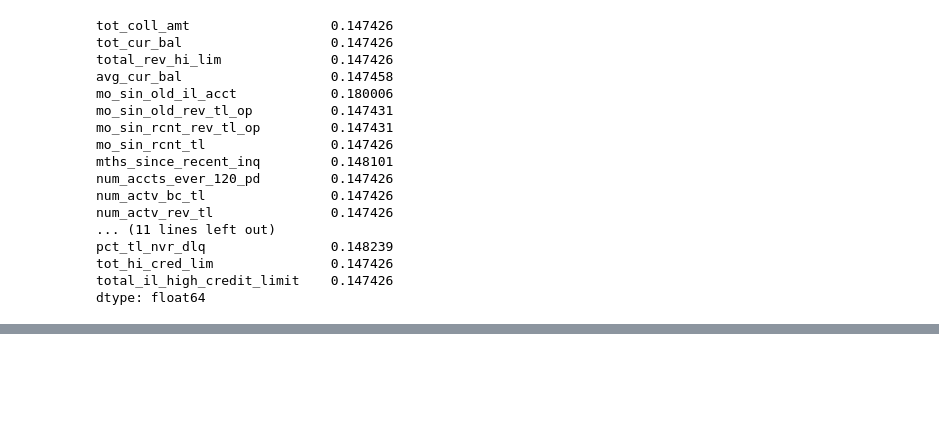
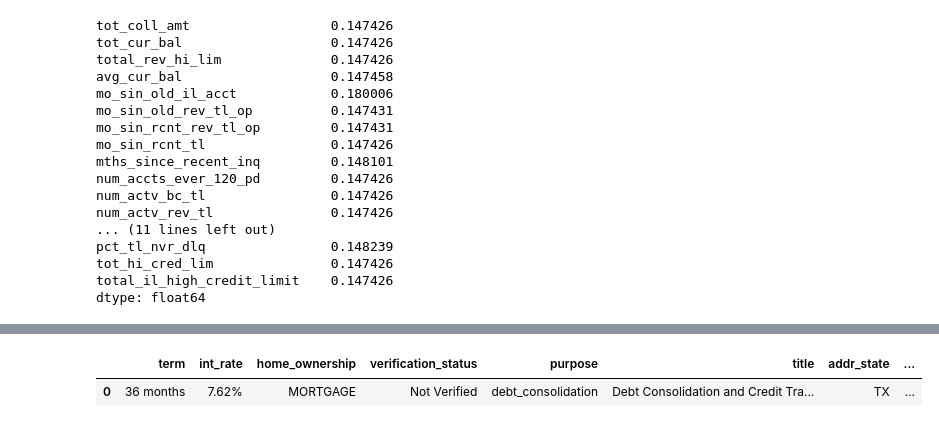
Before and after one commit to ZRupp/lending-club-prediction, a Jupyter notebook: loan-prediction.ipynb, the cells around one changed output, grey strips where cells are left out. Drawn from its saved outputs; the diff is of its cells as text; code cells hidden in the pictures; blank space fills up the shorter version.

```diff
--- a/loan-prediction.ipynb
+++ b/loan-prediction.ipynb
@@ -295,0 +347,11 @@ I'm inclined to drop the columns entirely, but looking at these columns it seems
+# %%
+# Now let's transform the values into binary values
+binary_classifiers = {
+    'loan_status': {
+        'Fully Paid': 1,
+        'Charged Off': 0
+    }
+}
+loans_2013.replace(binary_classifiers, inplace=True)
+
+loans_2013['loan_status'].value_counts()
@@ -295,0 +366,12 @@ I'm inclined to drop the columns entirely, but looking at these columns it seems
+# %%
+dropped_cols = []
+
+non_null_data = loans_2013.dropna()
+
+for column, series in non_null_data.iteritems():
+    uniques = len(series.unique())
+
+    if uniques == 1:
+        dropped_cols.append(column)
+
+dropped_cols
@@ -295,0 +384,3 @@ I'm inclined to drop the columns entirely, but looking at these columns it seems
+# %%
+loans_2013.drop(dropped_cols, axis=1, inplace=True)
+loans_2013.shape
@@ -295,0 +455,6 @@ I'm inclined to drop the columns entirely, but looking at these columns it seems
+# %%
+object_columns_df = loans_2013.select_dtypes(include='object')
+object_columns_df.head(1)
+# %% [output]
+|  | term | int_rate | home_ownership | verification_status | purpose | title | addr_state | ... |
+| 0 | 36 months | 7.62% | MORTGAGE | Not Verified | debt_consolidation | Debt Consolidation and Credit Tra... | TX | ... |
```
Also changed, not shown: parts of 25 cells of this notebook.
